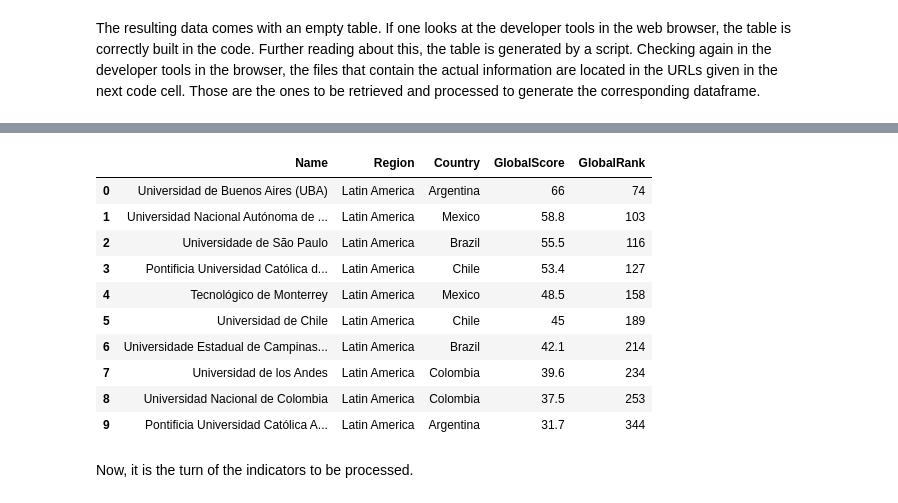
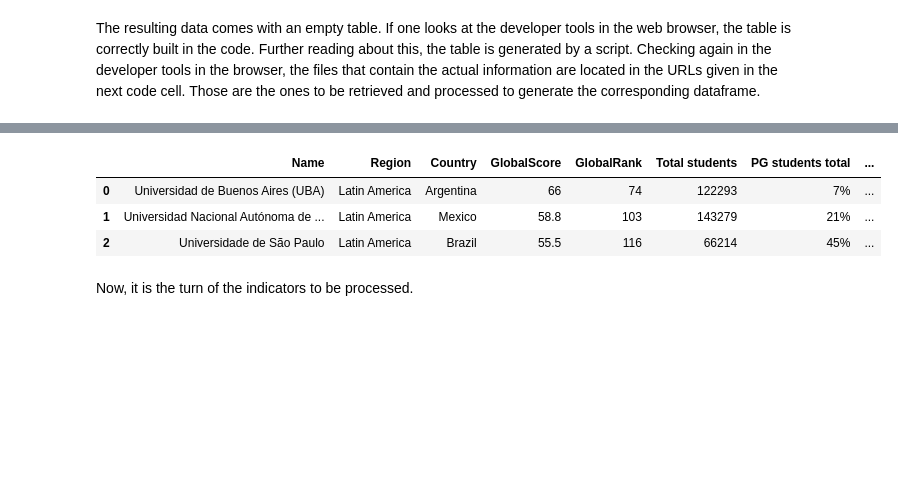
Before and after one commit to aurelioai/Capstone_personal, a Jupyter notebook: 01_define_scrap_sources.ipynb, the cells around one changed output, grey strips where cells are left out. Saved outputs shown, nothing was run; the diff lists cells and outputs as text; code cells hidden in the pictures; blank space fills up the shorter version.

Commit message:
Added data to QSTopU dataframe

```diff
--- a/01_define_scrap_sources.ipynb
+++ b/01_define_scrap_sources.ipynb
@@ -393,3 +393,18 @@ sourceranks = requests.get(urlranks,headers=header).text # Without .text, it get
 sourceindic = requests.get(urlindicators,headers=header).text
 mysoupranks = BeautifulSoup(sourceranks,'lxml')
 mysoupindic = BeautifulSoup(sourceindic,'lxml')
+# %%
+import json
+import re
+# Initialize parameters
+root = 'https://www.topuniversities.com'
+header = {"User-Agent":"Mozilla/5.0"}
+diction = json.loads(mysoupranks.text)
+
+### Define data to retrieve
+dataind = 20 # Michigan Ann Arbor
+suburl = diction['data'][dataind]['url']
+myurl = root+suburl
+
+### Retrieve data
+mysource = requests.get(myurl,headers=header).text
@@ -400,46 +455,92 @@ import re
 # Mysoupranks is a single paragraph (p) of HTML which contains the text file
 #   with the information required. It can be converted to a dictionary. However
 #   it has only one key with all the data inside. The following code will break
 #   the information in order to get individual data in a manageable way.
 import json
 diction = json.loads(mysoupranks.text)
 
 # By checking the structure of "data", the useful data is:
 #   Continent is in ['region'] (I can get the Latin American universities with this)
 #   Country is in ['country']
 #   University name is in ['title']
 #   Global score is in ['score']
 #   Rank is in ['rank_display']
 
+# In the individual page for each university (in ['url']), the useful data is:
+root = 'https://www.topuniversities.com'
+header = {"User-Agent":"Mozilla/5.0"}
+#   Total students
+#   PG students (% of postgraduate students) (total)
+#   UG students (% of undergraduate students) (total)
+#   International students
+#   PG students (% of postgraduate students) (international)
+#   UG students (% of undergraduate students) (international)
+#   Total faculty staff
+#   International staff
+#   Domestic staff
+# This data is retrieved directly from the HTML code
+
+
 details = [] # list, each element will be a dictionary with details
-dictkeys = ['Name','Region','Country','GlobalScore','GlobalRank']
+dictkeys = ['Name','Region','Country','GlobalScore','GlobalRank',
+            'Total students','PG students total','UG students total',
+            'International students','PG students intl','UG students intl',
+            'Total faculty staff','International staff','Domestic staff']
 ## interests = ['title','region','country','score','rank_display']
 
-for i in range(len(diction['data'])):
+#for i in range(len(diction['data'])):
+for i in range(120):
     if diction['data'][i]['region'] == 'Latin America':
+        time.sleep(0.5)
         mydict = {x:None for x in dictkeys} # Initialize dictionary for current university
         mydict['Name']        = diction['data'][i]['title']
         mydict['Region']      = diction['data'][i]['region']
         mydict['Country']     = diction['data'][i]['country']
         mydict['GlobalScore'] = diction['data'][i]['score']
         # Some ranks are tied, and have an "=" in its value
         mydict['GlobalRank']  = int(re.findall("[0-9]+",str(diction['data'][i]['rank_display']))[0])
         # The final [0] is because re.findall returns a list, in this case with one element.
+        ### Extra data from individual page ###
+        # Initialize parameters
+        # Define data to retrieve
+        suburl = diction['data'][i]['url']
+        myurl = root+suburl
+        ### Retrieve data
+        mysource = requests.get(myurl,headers=header).text
+        mysoup = BeautifulSoup(mysource,'lxml')
+        mychunk = mysoup.find("div",class_='student line')
+        for typestud in mychunk.find_all('div',class_='set'): # One for total students, one for intl. students
+            mystring = typestud.h4.text.split(" - ")
+            mystring[1] = mystring[1].replace(',','')
+            mydict[mystring[0]] = mystring[1]
+            if mystring[0] == 'Total students':
+                studtail = ' total'
+            else:
+                studtail = ' intl'
+            for pcents in typestud.find_all('div',class_='gr'): # One for PG students, one for UG students
+                mystring = pcents.text.split("%")
+#######                print('Percentage of',mystring[1]+studtail,' = ',mystring[0].strip(),'%')
+#######                print('============')
+                mydict[mystring[1]+studtail] = mystring[0].strip() + '%'
+        mychunk = mysoup.find("div",class_='faculty')
+        faculty = mychunk.h4.text.split(" - ")
+        facnum = faculty[1].replace(',','')
+        mydict[faculty[0]] = facnum
+#######        print(faculty)
+#######        print(faculty[0],' = ',facnum)
+        for typefac in mychunk.find_all('div',class_='gr'): # One for intl. faculty, one for domestic faculty
+            value = int(re.findall("[0-9]+",typefac.text)[0])
+            mydict[typefac.label.text] = value
+#######            print(typefac.label.text,' = ',value,end='\n ******** \n')
         details.append(mydict)
+
 basic_df = pd.DataFrame.from_dict(details)
 basic_df.head(10)
 # %% [output]
-|  | Name | Region | Country | GlobalScore | GlobalRank |
-| 0 | Universidad de Buenos Aires (UBA) | Latin America | Argentina | 66 | 74 |
-| 1 | Universidad Nacional Autónoma de ... | Latin America | Mexico | 58.8 | 103 |
-| 2 | Universidade de São Paulo | Latin America | Brazil | 55.5 | 116 |
-| 3 | Pontificia Universidad Católica d... | Latin America | Chile | 53.4 | 127 |
-| 4 | Tecnológico de Monterrey | Latin America | Mexico | 48.5 | 158 |
-| 5 | Universidad de Chile | Latin America | Chile | 45 | 189 |
-| 6 | Universidade Estadual de Campinas... | Latin America | Brazil | 42.1 | 214 |
-| 7 | Universidad de los Andes | Latin America | Colombia | 39.6 | 234 |
-| 8 | Universidad Nacional de Colombia | Latin America | Colombia | 37.5 | 253 |
-| 9 | Pontificia Universidad Católica A... | Latin America | Argentina | 31.7 | 344 |
+|  | Name | Region | Country | GlobalScore | GlobalRank | Total students | PG students total | ... |
+| 0 | Universidad de Buenos Aires (UBA) | Latin America | Argentina | 66 | 74 | 122293 | 7% | ... |
+| 1 | Universidad Nacional Autónoma de ... | Latin America | Mexico | 58.8 | 103 | 143279 | 21% | ... |
+| 2 | Universidade de São Paulo | Latin America | Brazil | 55.5 | 116 | 66214 | 45% | ... |
 # %% [markdown]
 Now, it is the turn of the indicators to be processed.
 # %%
```
Also changed, not shown: parts of 2 cells of this notebook, 2 other files.
